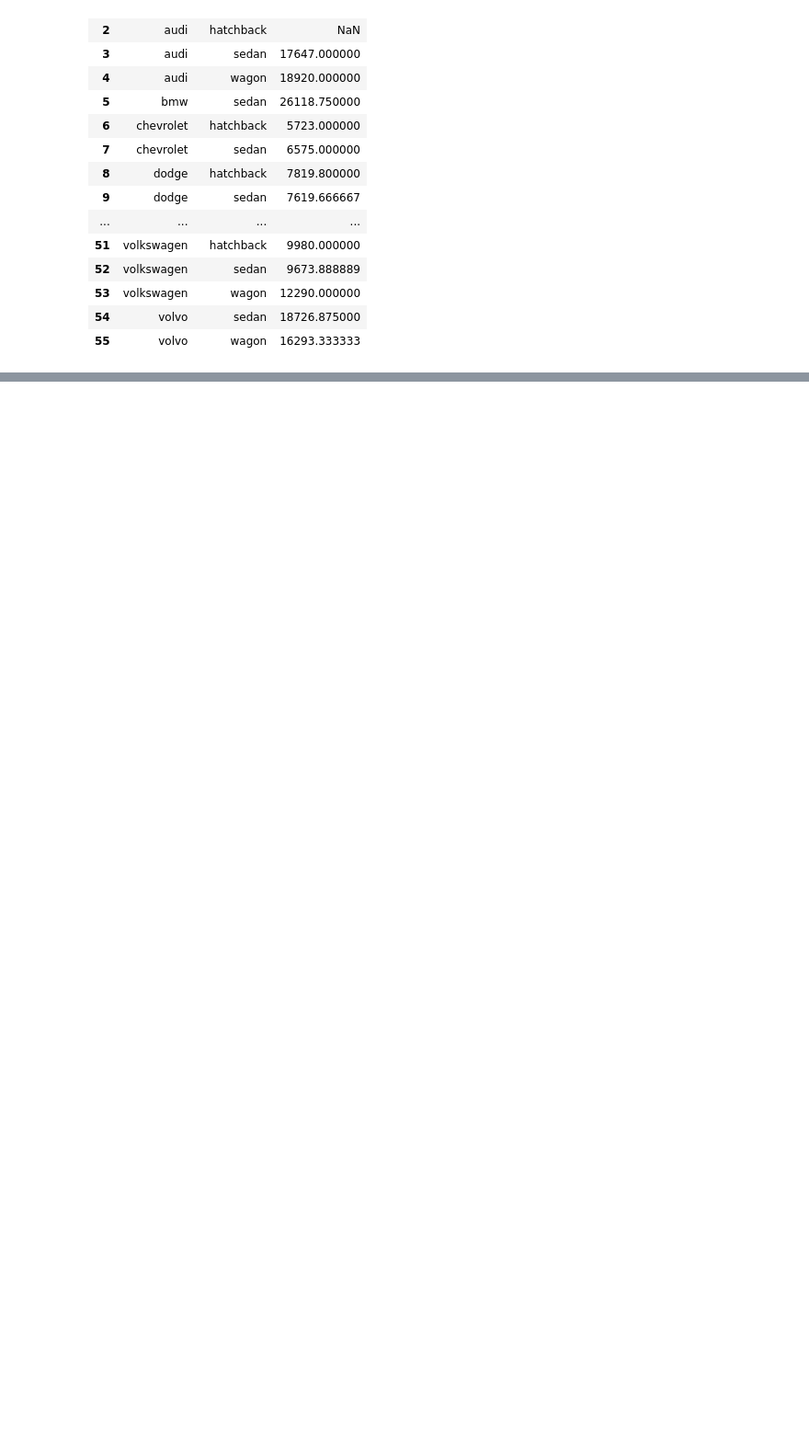
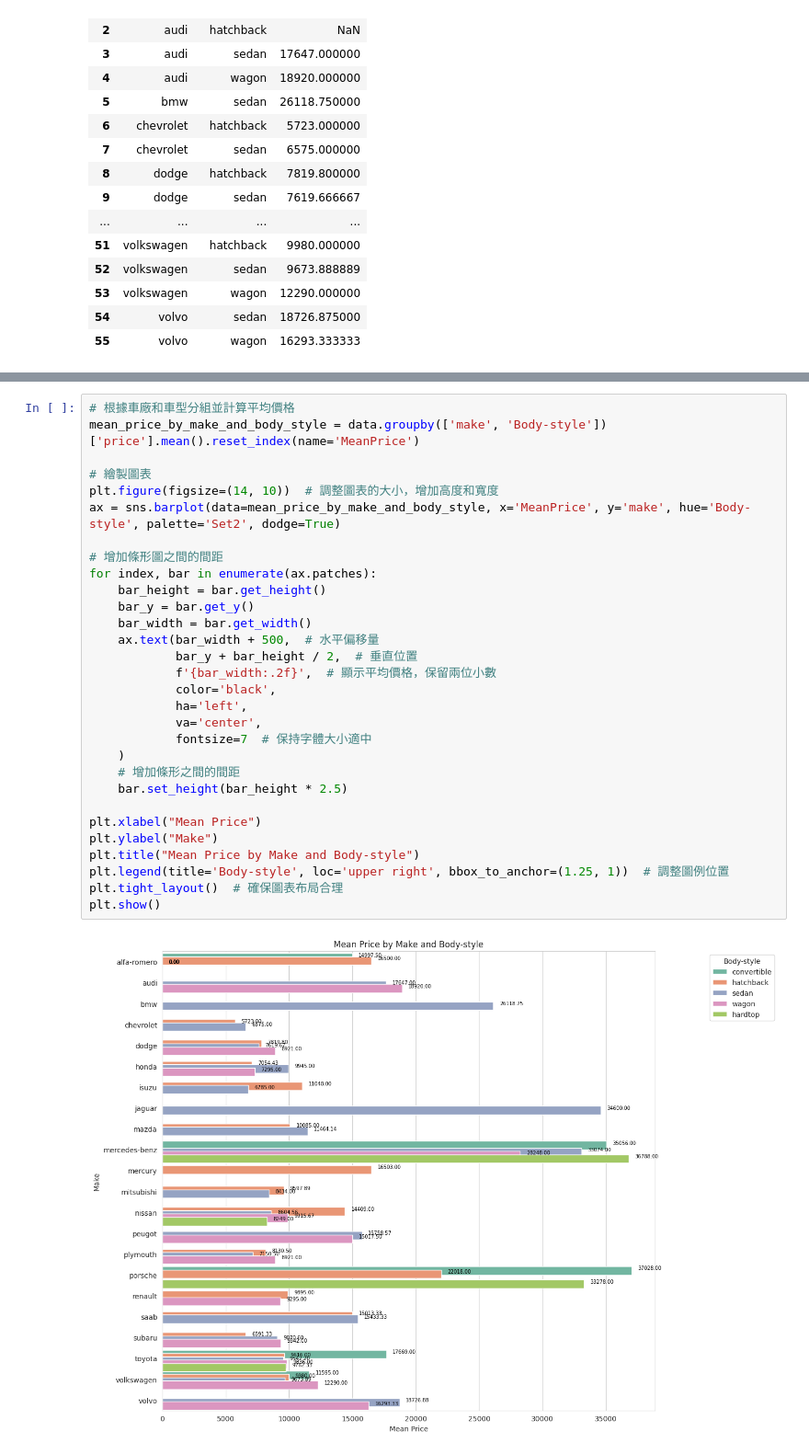
Before and after one commit to shannonshih/Tibame_GAD245-Practice-HW_0122, a Jupyter notebook: 05_03_LAB_Automobile.ipynb, the cells around one changed output, grey strips where cells are left out. Shown at 92% size. Drawn from its saved outputs; the diff is of its cells as text; blank space fills up the shorter version.

```diff
--- a/05_03_LAB_Automobile.ipynb
+++ b/05_03_LAB_Automobile.ipynb
@@ -737,0 +818,32 @@ data.groupby(['make', 'Body-style'])['price'].mean().reset_index(name='MeanPrice
+# %%
+# 根據車廠和車型分組並計算平均價格
+mean_price_by_make_and_body_style = data.groupby(['make', 'Body-style'])['price'].mean().reset_index(name='MeanPrice')
+
+# 繪製圖表
+plt.figure(figsize=(14, 10))  # 調整圖表的大小，增加高度和寬度
+ax = sns.barplot(data=mean_price_by_make_and_body_style, x='MeanPrice', y='make', hue='Body-style', palette='Set2', dodge=True)
+
+# 增加條形圖之間的間距
+for index, bar in enumerate(ax.patches):
+    bar_height = bar.get_height()
+    bar_y = bar.get_y()
+    bar_width = bar.get_width()
+    ax.text(bar_width + 500,  # 水平偏移量
+            bar_y + bar_height / 2,  # 垂直位置
+            f'{bar_width:.2f}',  # 顯示平均價格，保留兩位小數
+            color='black',
+            ha='left',
+            va='center',
+            fontsize=7  # 保持字體大小適中
+    )
+    # 增加條形之間的間距
+    bar.set_height(bar_height * 2.5)
+
+plt.xlabel("Mean Price")
+plt.ylabel("Make")
+plt.title("Mean Price by Make and Body-style")
+plt.legend(title='Body-style', loc='upper right', bbox_to_anchor=(1.25, 1))  # 調整圖例位置
+plt.tight_layout()  # 確保圖表布局合理
+plt.show()
+# %% [output]
+[figure, added]
```
Also changed, not shown: parts of 3 cells of this notebook.
